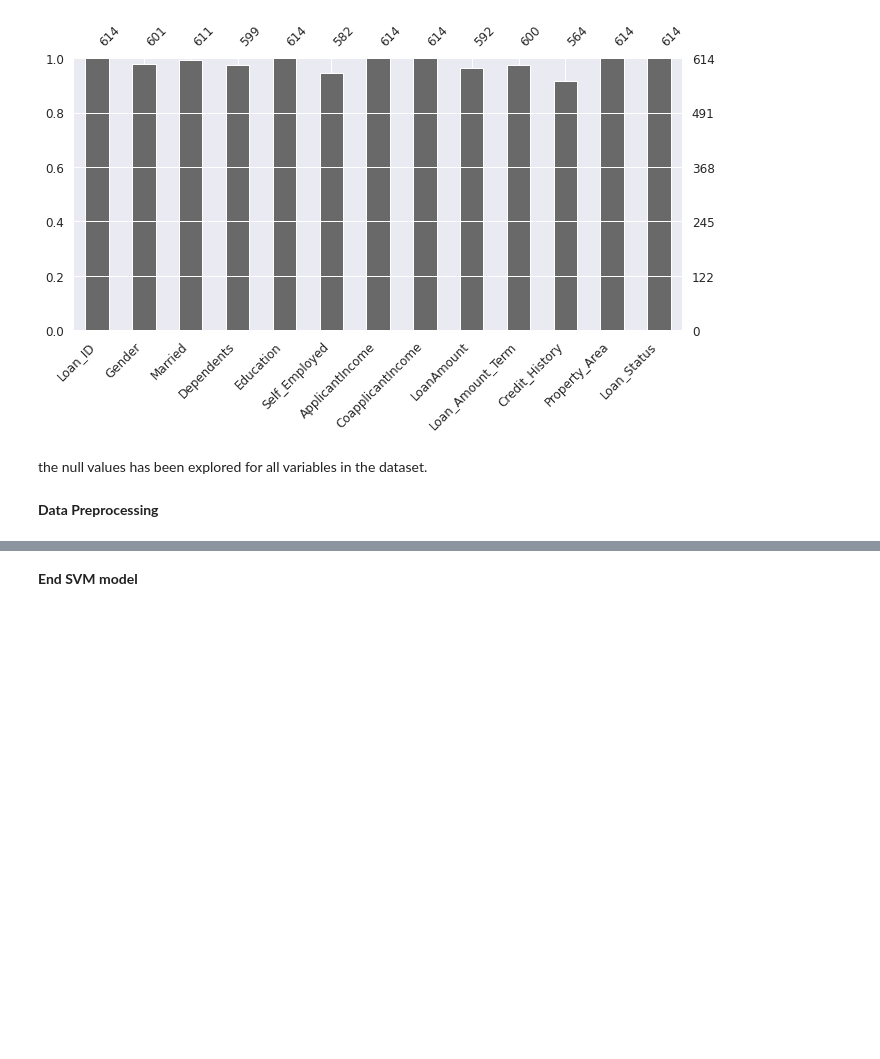
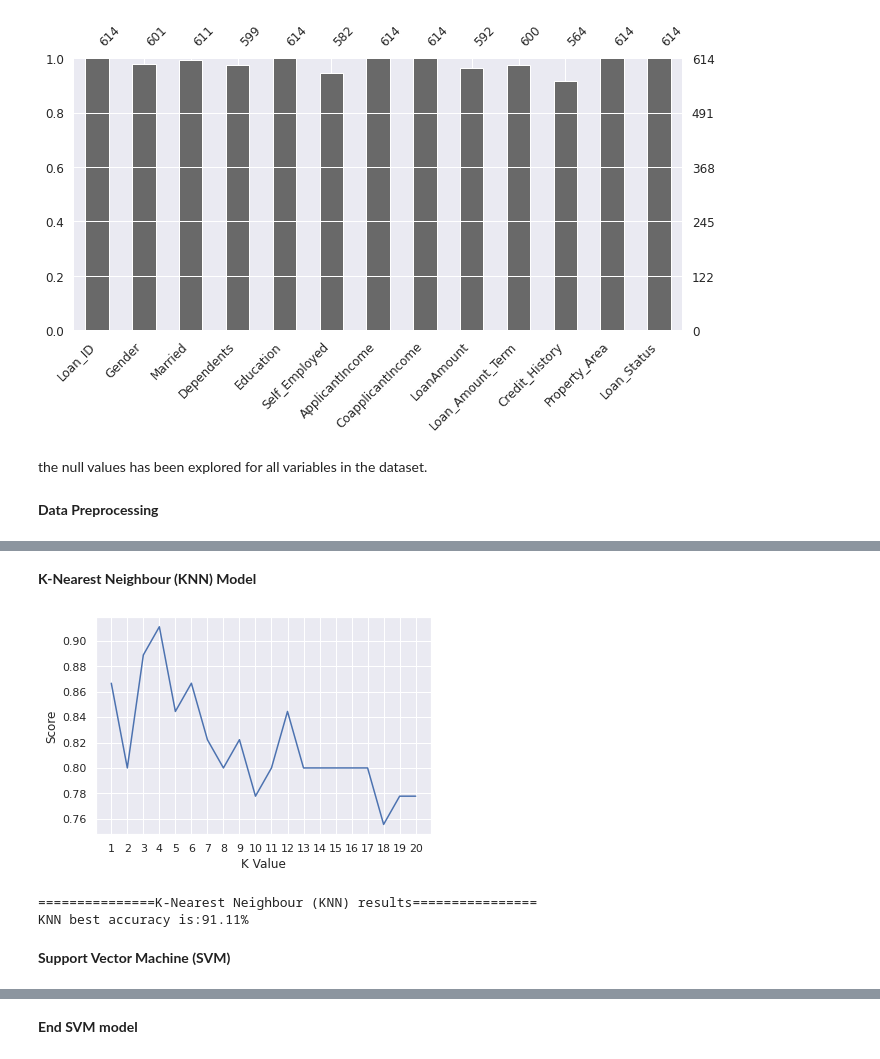
Before and after one commit to dyounes/Loan_Status_Prediction_ML_V1, a Jupyter notebook: Loan_Status_Prediction.ipynb, the cells around one changed output, grey strips where cells are left out. Cells and saved outputs as stored; diff of their text form; code cells hidden in the pictures; blank space fills up the shorter version.

```diff
--- a/Loan_Status_Prediction.ipynb
+++ b/Loan_Status_Prediction.ipynb
@@ -776,0 +690,7 @@ Loan is approved
+# %%
+X = MinMaxScaler().fit_transform(X)
+# %%
+# splitting the data
+# split into 80% train and 20% test
+X_train, X_test, Y_train, Y_test =train_test_split(X, Y, test_size = 0.2,
+                                                   random_state = 0)
@@ -776,0 +699,13 @@ Loan is approved
+# %%
+from pandas.core.common import random_state
+L_R_classifier = LogisticRegression(solver='saga',
+                                    max_iter=500, random_state= 1)
+L_R_classifier.fit(X_train, Y_train)
+Y_prediction = L_R_classifier.predict(X_test)
+print("==========classification_report results:=====================")
+print(classification_report(Y_test, Y_prediction))
+print("==========confusion_matrix results:==========================")
+print(confusion_matrix(Y_test, Y_prediction))
+
+LR_accuracy = accuracy_score(Y_prediction, Y_test)
+print(f'Logistic Regression Accuracy is:{(LR_accuracy*100):.2f} ')
@@ -776,0 +727,23 @@ Loan is approved
+# %% [markdown]
+**K-Nearest Neighbour (KNN) Model**
+# %%
+score_List_Knn = []
+for i in range(1,21):
+  Knn_classifier = KNeighborsClassifier(n_neighbors=i)
+  Knn_classifier.fit(X_train, Y_train)
+  score_List_Knn.append(Knn_classifier.score(X_test, Y_test))
+
+plt.plot(range(1, 21), score_List_Knn)
+plt.xticks(np.arange(1, 21, 1))
+plt.xlabel('K Value')
+plt.ylabel('Score')
+plt.show()
+Knn_accuracy = max(score_List_Knn)
+print("===============K-Nearest Neighbour (KNN) results================")
+print(f'KNN best accuracy is:{(Knn_accuracy*100):.2F}%')
+# %% [output]
+[figure, added]
+===============K-Nearest Neighbour (KNN) results================
+KNN best accuracy is:91.11%
+# %% [markdown]
+**Support Vector Machine (SVM)**
```
Also changed, not shown: parts of 74 cells of this notebook.
